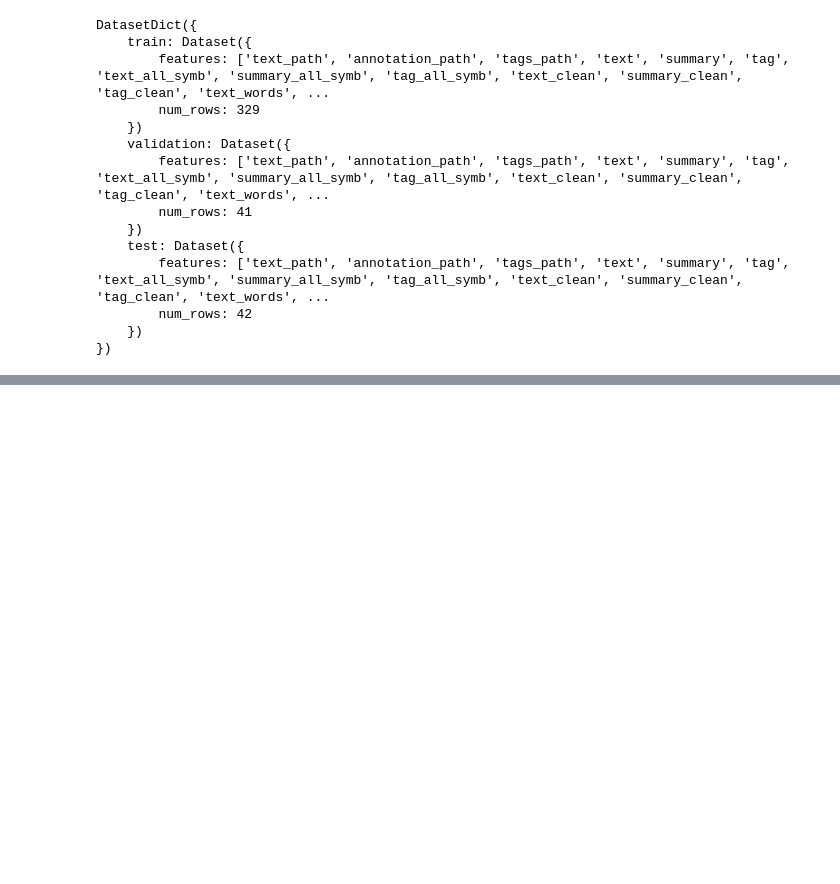
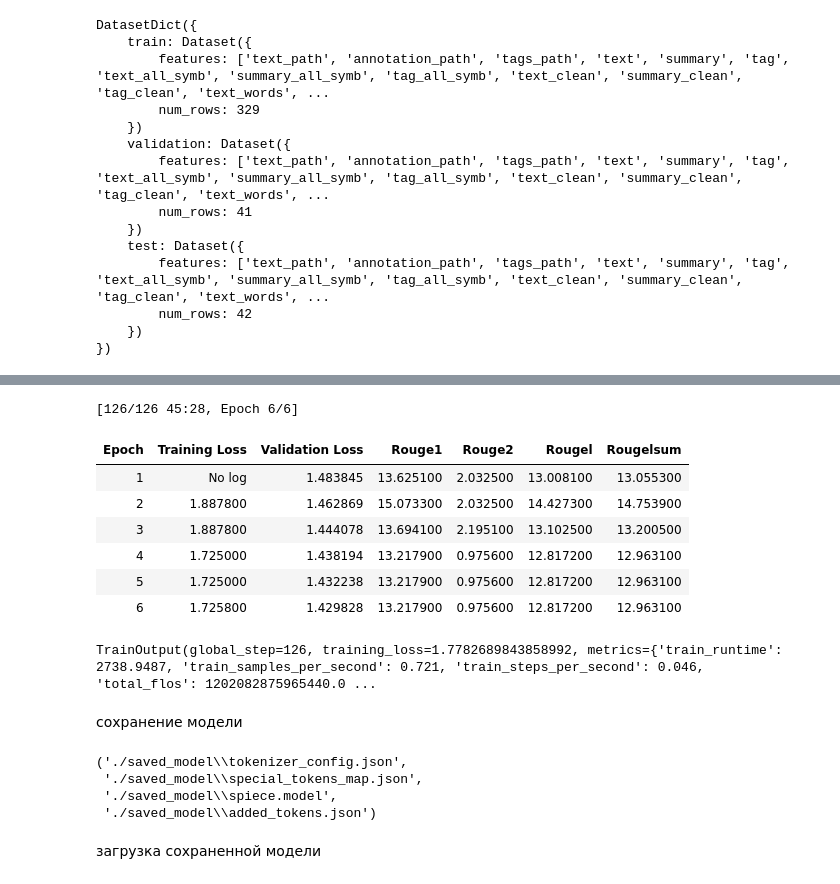
Before and after one commit to Rainfue/NLP-summary, a Jupyter notebook: Module1/Report_M1.ipynb, the cells around one changed output, grey strips where cells are left out. Saved outputs shown, nothing was run; the diff lists cells and outputs as text; code cells hidden in the pictures; blank space fills up the shorter version.

```diff
--- a/Module1/Report_M1.ipynb
+++ b/Module1/Report_M1.ipynb
@@ -616,0 +624,27 @@ Max: 1999
+# %%
+def compute_metrics(eval_pred):
+    predictions, labels = eval_pred
+    # Декодируем сгенерированные резюме в текст
+    decoded_preds = tokenizer.batch_decode(predictions, skip_special_tokens=True)
+    # Заменяем -100 в метках, поскольку мы не можем их декодировать
+    labels = np.where(labels != -100, labels, tokenizer.pad_token_id)
+    # Декодируем эталонные резюме в текст
+    decoded_labels = tokenizer.batch_decode(labels, skip_special_tokens=True)
+    # ROUGE ожидает символ новой строки после каждого предложения
+    decoded_preds = ["\n".join(sent_tokenize(pred.strip())) for pred in decoded_preds]
+    decoded_labels = ["\n".join(sent_tokenize(label.strip())) for label in decoded_labels]
+    # Вычисляем оценки ROUGE
+    result = rouge_score.compute(
+        predictions=decoded_preds, references=decoded_labels, use_stemmer=True
+    )
+    # Извлекаем медианные оценки
+    result = {key: value * 100 for key, value in result.items()}
+    return {k: round(v, 4) for k, v in result.items()}
+# %%
+from transformers import DataCollatorForSeq2Seq
+
+data_collator = DataCollatorForSeq2Seq(tokenizer, model=model)
+# %%
+tokenized_datasets = tokenized_datasets.remove_columns(
+    dataset["train"].column_names
+)
@@ -616,0 +672,39 @@ Max: 1999
+# %%
+from transformers import Seq2SeqTrainer
+
+trainer = Seq2SeqTrainer(
+    model,
+    args,
+    train_dataset=tokenized_datasets["train"],
+    eval_dataset=tokenized_datasets["validation"],
+    data_collator=data_collator,
+    processing_class=tokenizer,
+    compute_metrics=compute_metrics,
+)
+# %%
+trainer.train()
+# %% [output]
+[126/126 45:28, Epoch 6/6]
+| Epoch | Training Loss | Validation Loss | Rouge1 | Rouge2 | Rougel | Rougelsum |
+| 1 | No log | 1.483845 | 13.625100 | 2.032500 | 13.008100 | 13.055300 |
+| 2 | 1.887800 | 1.462869 | 15.073300 | 2.032500 | 14.427300 | 14.753900 |
+| 3 | 1.887800 | 1.444078 | 13.694100 | 2.195100 | 13.102500 | 13.200500 |
+| 4 | 1.725000 | 1.438194 | 13.217900 | 0.975600 | 12.817200 | 12.963100 |
+| 5 | 1.725000 | 1.432238 | 13.217900 | 0.975600 | 12.817200 | 12.963100 |
+| 6 | 1.725800 | 1.429828 | 13.217900 | 0.975600 | 12.817200 | 12.963100 |
+TrainOutput(global_step=126, training_loss=1.7782689843858992, metrics={'train_runtime': 2738.9487, 'train_samples_per_second': 0.721, 'train_steps_per_second': 0.046, 'total_flos': 1202082875965440.0 ...
+# %% [markdown]
+сохранение модели
+# %%
+# Сохранение модели
+model.save_pretrained("./saved_model")
+
+# Сохранение токенизатора
+tokenizer.save_pretrained("./saved_model")
+# %% [output]
+('./saved_model\\tokenizer_config.json',
+ './saved_model\\special_tokens_map.json',
+ './saved_model\\spiece.model',
+ './saved_model\\added_tokens.json')
+# %% [markdown]
+загрузка сохраненной модели
```
Also changed, not shown: parts of 77 cells of this notebook, 7 other files.
